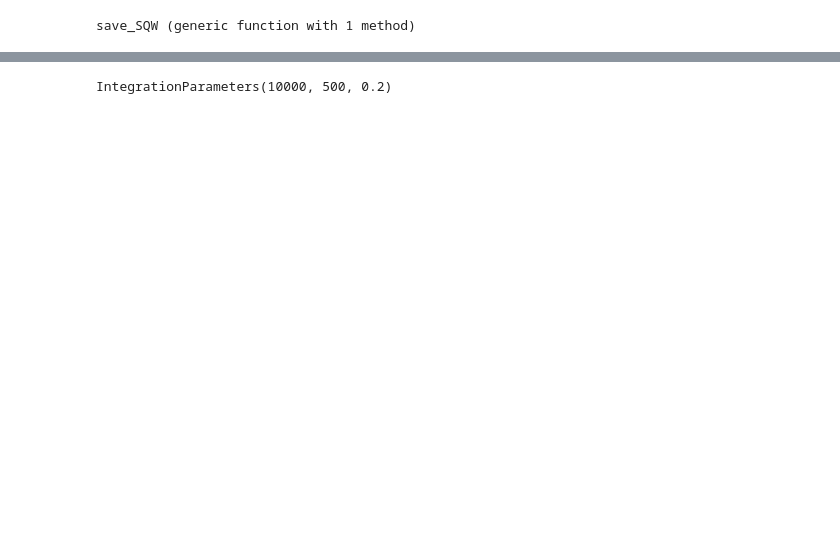
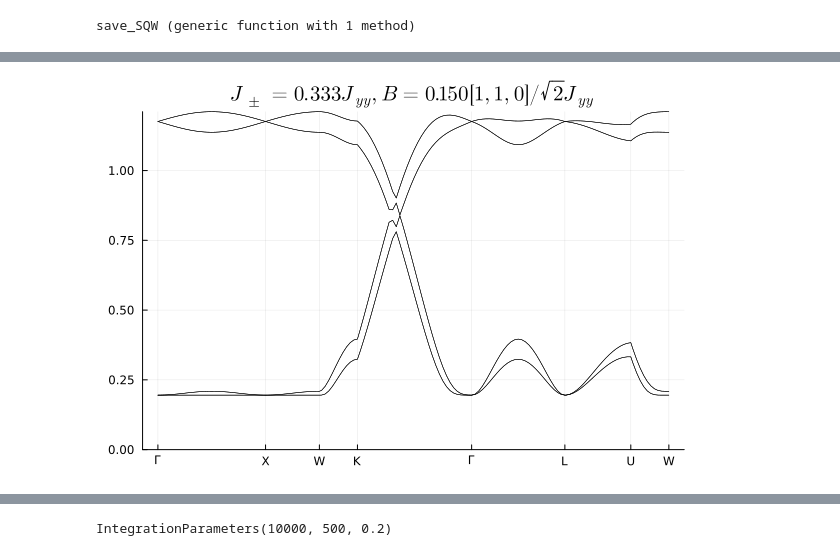
Before and after one commit to Spuriosity1/qsi-spinon-gmft, a Jupyter notebook: spinon-Julia.ipynb, the cells around one changed output, grey strips where cells are left out. Saved outputs shown, nothing was run; the diff lists cells and outputs as text; code cells hidden in the pictures; blank space fills up the shorter version.

```diff
--- a/spinon-Julia.ipynb
+++ b/spinon-Julia.ipynb
@@ -335,0 +187,5 @@ LoadError: UndefVarError: `norm` not defined
+# %%
+dict_sim_π_110 = map(
+    b->SimulationParameters("piflux_110", A=A_dict["πflux"], Jpm=1/3, B=b*[1,1,0]/√2, nsample=1000, kappa=2.0),
+    [0,0.05,0.15,0.2,0.25,0.3]
+    );
@@ -336 +200,5 @@ LoadError: UndefVarError: `norm` not defined
+# %%
+plot_spinons(dict_sim_π_110[3])
+# %% [output]
+[figure, added]
 # %%
```
Also changed, not shown: parts of 54 cells of this notebook, 54 other files.
